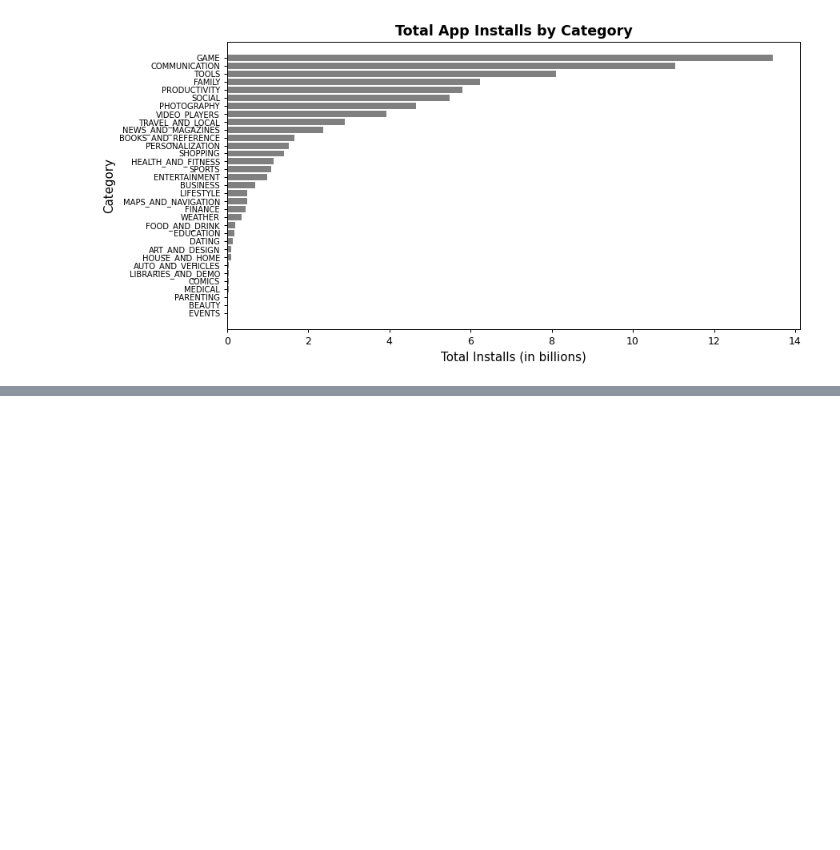
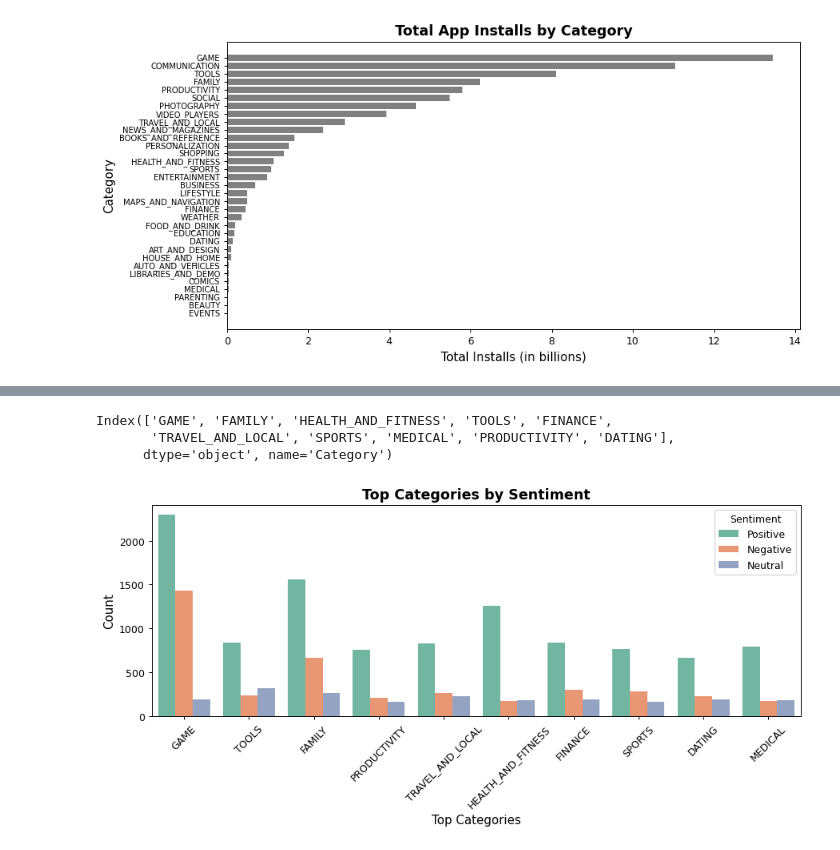
Before and after one commit to RajKumar0710/google-play-store-data-eda, a Jupyter notebook: Capstone.ipynb, the cells around one changed output, grey strips where cells are left out. Drawn from its saved outputs; the diff is of its cells as text; code cells hidden in the pictures; blank space fills up the shorter version.

```diff
--- a/Capstone.ipynb
+++ b/Capstone.ipynb
@@ -788,0 +818,22 @@ plt.show()
+# %%
+top_cats = merged_df['Category'].value_counts().head(10).index
+# %%
+top_cats
+# %% [output]
+Index(['GAME', 'FAMILY', 'HEALTH_AND_FITNESS', 'TOOLS', 'FINANCE',
+       'TRAVEL_AND_LOCAL', 'SPORTS', 'MEDICAL', 'PRODUCTIVITY', 'DATING'],
+      dtype='object', name='Category')
+# %%
+filtered_df = merged_df[merged_df['Category'].isin(top_cats)]
+# %%
+plt.figure(figsize =(10,5))
+
+sns.countplot(filtered_df, x= 'Category', hue ='Sentiment', palette ='Set2')
+plt.title('Top Categories by Sentiment', fontsize =14, fontweight ='bold')
+plt.xlabel('Top Categories', fontsize = 12)
+plt.ylabel('Count', fontsize = 12)
+plt.xticks(rotation = 45)
+plt.tight_layout()
+plt.show()
+# %% [output]
+[figure, added]
```
Also changed, not shown: parts of 8 cells of this notebook.
